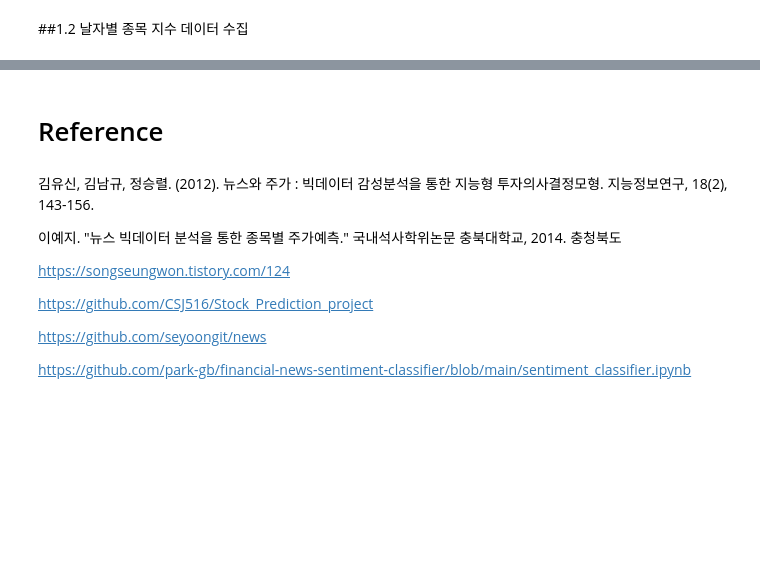
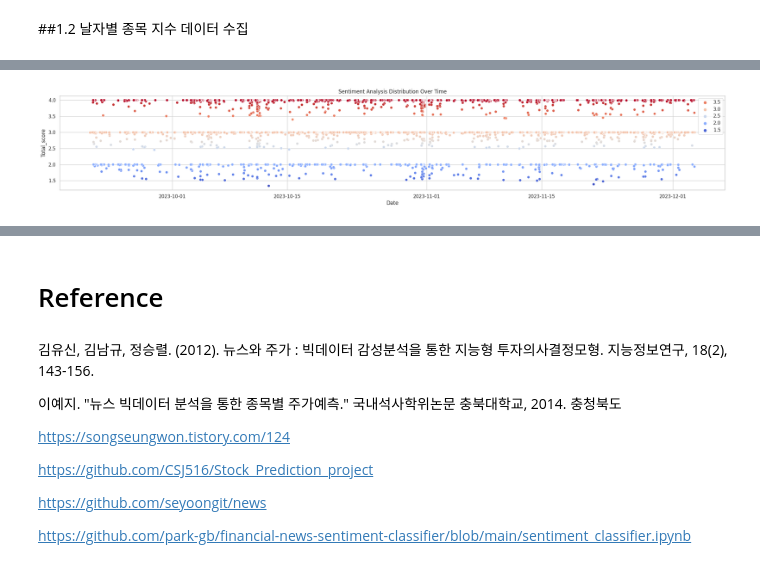
Before and after one commit to yeseong9769/BigData-Project-Stock, a Jupyter notebook: 빅데이터_프로젝트.ipynb, the cells around one changed output, grey strips where cells are left out. Saved outputs shown, nothing was run; the diff lists cells and outputs as text; code cells hidden in the pictures; blank space fills up the shorter version.

```diff
--- a/빅데이터_프로젝트.ipynb
+++ b/빅데이터_프로젝트.ipynb
@@ -186,0 +191,13 @@ plt.show()
+# %%
+def str_to_num(x):
+    if x == 'positive' :
+        return 3
+    elif x == 'neutral' :
+        return 2
+    elif x == 'negative' :
+        return 1
+    else :
+        return -1
+
+news_df['Total_score'] = news_df['Senti'].apply(lambda x : str_to_num(x)) + news_df['Score']
+news_df
@@ -186,0 +218,9 @@ plt.show()
+# %%
+# 계량화 한 감성 점수를 날짜별로 시각화
+plt.figure(figsize=(28,4))
+sns.scatterplot(x=pd.to_datetime(news_df['Date']), y=news_df['Total_score'], hue=news_df['Total_score'], palette='coolwarm')
+plt.title('Sentiment Analysis Distribution Over Time')
+plt.legend(reverse=True)
+plt.show()
+# %% [output]
+[figure, added]
```
Also changed, not shown: parts of 19 cells of this notebook, 2 other files.
